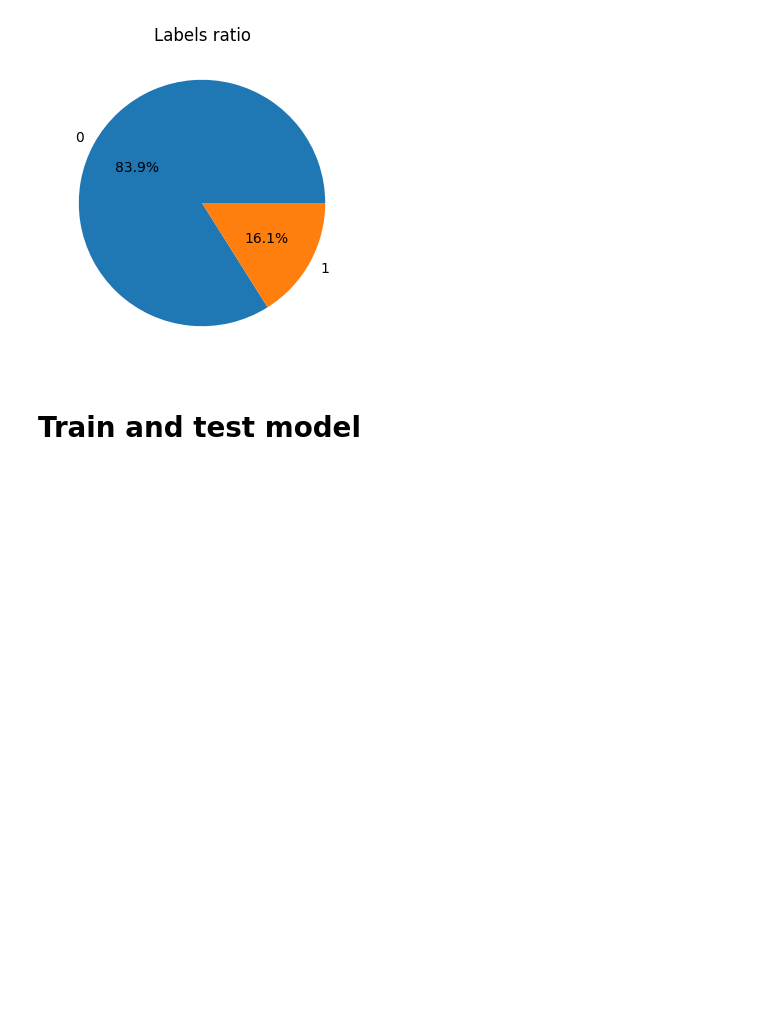
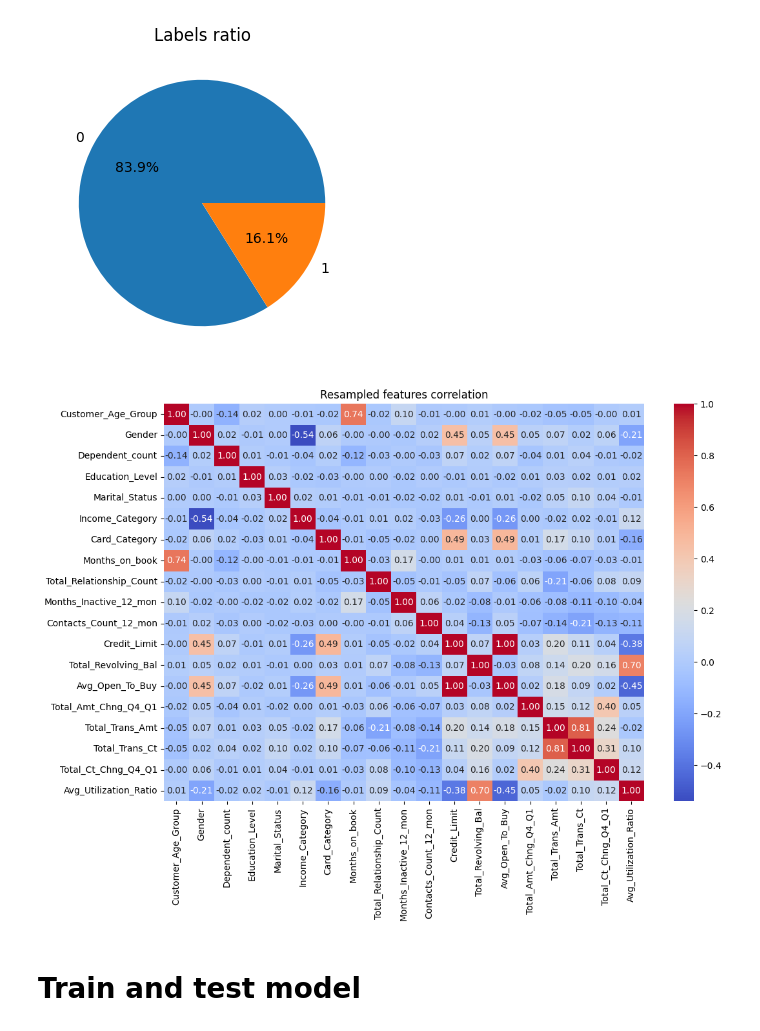
Before and after one commit to CaoThanhNg03/Customer-Churn-Predict, a Jupyter notebook: demo.ipynb, the cells around one changed output. Saved outputs shown, nothing was run; the diff lists cells and outputs as text; code cells hidden in the pictures; blank space fills up the shorter version.

```diff
--- a/demo.ipynb
+++ b/demo.ipynb
@@ -104,11 +100,11 @@ plt.show()
 # %%
 #Features and labels split
 selected_feature = ['Customer_Age_Group', 'Gender', 'Dependent_count',
-                    'Education_Level', 'Marital_Status', 'Income_Category', 'Card_Category',
-                    'Months_on_book', 'Total_Relationship_Count', 'Months_Inactive_12_mon',
-                    'Contacts_Count_12_mon', 'Total_Revolving_Bal',
-                    'Avg_Open_To_Buy', 'Total_Amt_Chng_Q4_Q1', 'Total_Trans_Amt',
-                    'Total_Ct_Chng_Q4_Q1', 'Avg_Utilization_Ratio']
+            'Education_Level', 'Marital_Status', 'Income_Category', 'Card_Category',
+            'Months_on_book', 'Total_Relationship_Count', 'Months_Inactive_12_mon',
+            'Contacts_Count_12_mon', 'Credit_Limit', 'Total_Revolving_Bal',
+            'Avg_Open_To_Buy', 'Total_Amt_Chng_Q4_Q1', 'Total_Trans_Amt',
+            'Total_Trans_Ct', 'Total_Ct_Chng_Q4_Q1', 'Avg_Utilization_Ratio']
 X = df[selected_feature]
 y = df['Attrition_Flag']
 
@@ -118,6 +114,17 @@ X_train, X_test, y_train, y_test = train_test_split(X, y, test_size = 0.2, rando
 #Oversampling
 sm = SMOTE(random_state=42)
 X_train_res, y_train_res = sm.fit_resample(X_train, y_train)
+# %%
+# Visualize different between raw and resampled data
+res_corr_matrix = X_train_res[selected_feature].corr()
+
+#Visualization
+plt.figure(figsize=(12, 8))
+sns.heatmap(res_corr_matrix, annot=True, cmap='coolwarm', fmt= '.2f')
+plt.title('Resampled features correlation')
+plt.show()
+# %% [output]
+[figure, added]
 # %% [markdown]
 # Train and test model
 # %%
```
Also changed, not shown: parts of 1 cell of this notebook.
